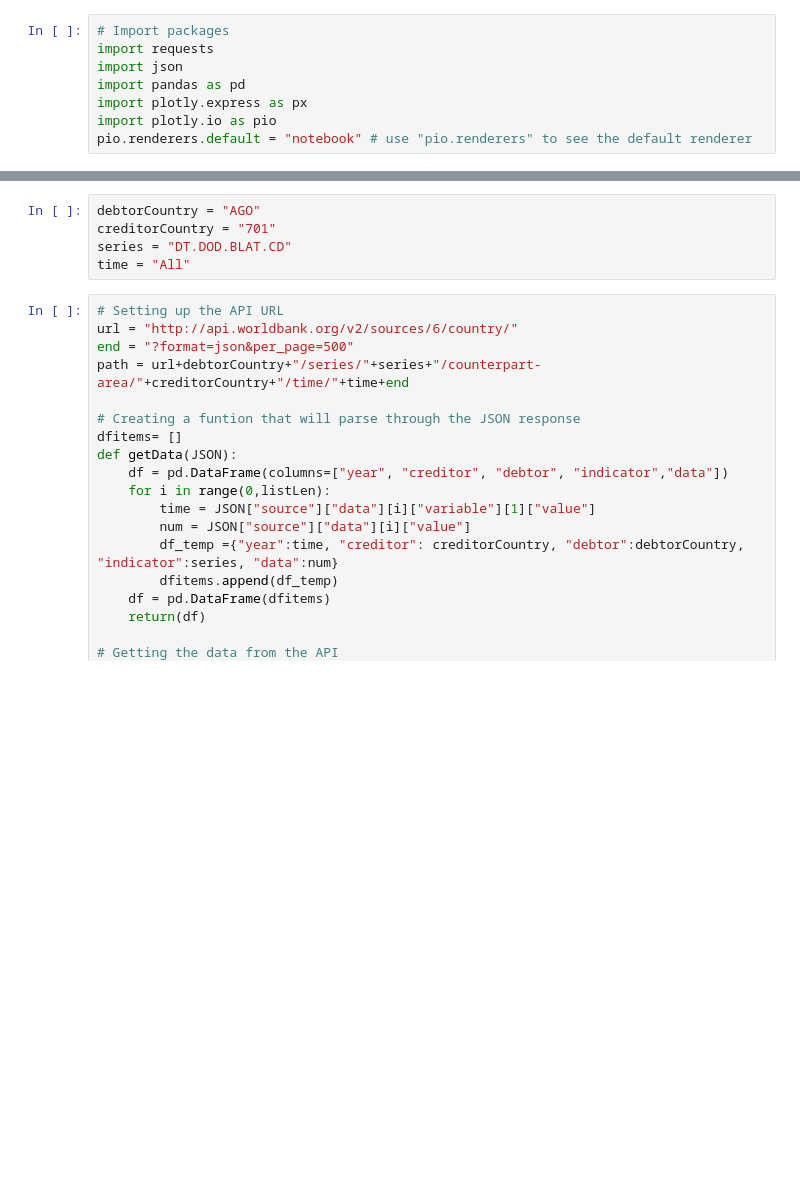
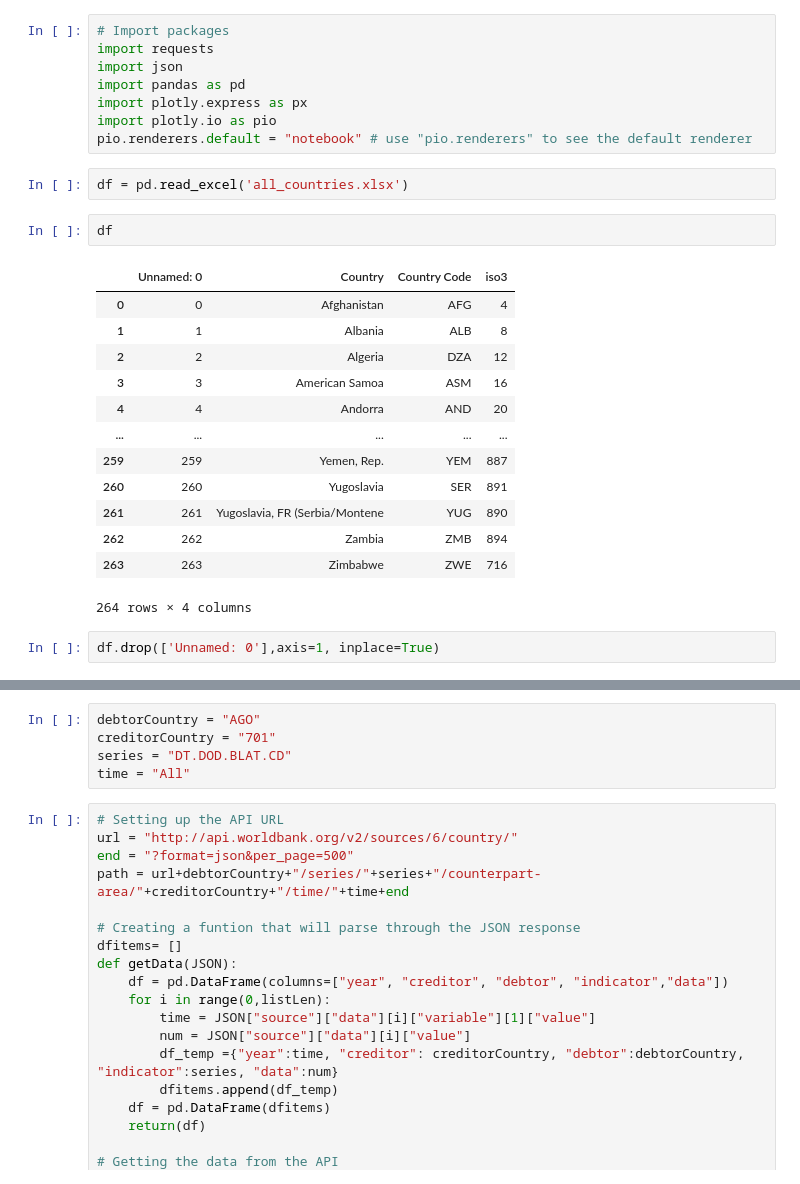
Before and after one commit to pullz6/Debt_Analysis, a Jupyter notebook: Debt Statistics.ipynb, the cells around one changed output, grey strips where cells are left out. Drawn from its saved outputs; the diff is of its cells as text; blank space fills up the shorter version.

```diff
--- a/Debt Statistics.ipynb
+++ b/Debt Statistics.ipynb
@@ -6,3 +6,23 @@ import pandas as pd
 import plotly.express as px
 import plotly.io as pio
 pio.renderers.default = "notebook" # use "pio.renderers" to see the default renderer
+# %%
+df = pd.read_excel('all_countries.xlsx')
+# %%
+df
+# %% [output]
+|  | Unnamed: 0 | Country | Country Code | iso3 |
+| 0 | 0 | Afghanistan | AFG | 4 |
+| 1 | 1 | Albania | ALB | 8 |
+| 2 | 2 | Algeria | DZA | 12 |
+| 3 | 3 | American Samoa | ASM | 16 |
+| 4 | 4 | Andorra | AND | 20 |
+| ... | ... | ... | ... | ... |
+| 259 | 259 | Yemen, Rep. | YEM | 887 |
+| 260 | 260 | Yugoslavia | SER | 891 |
+| 261 | 261 | Yugoslavia, FR (Serbia/Montene | YUG | 890 |
+| 262 | 262 | Zambia | ZMB | 894 |
+| 263 | 263 | Zimbabwe | ZWE | 716 |
+264 rows × 4 columns
+# %%
+df.drop(['Unnamed: 0'],axis=1, inplace=True)
```
Also changed, not shown: parts of 5 cells of this notebook, 2 other files.
